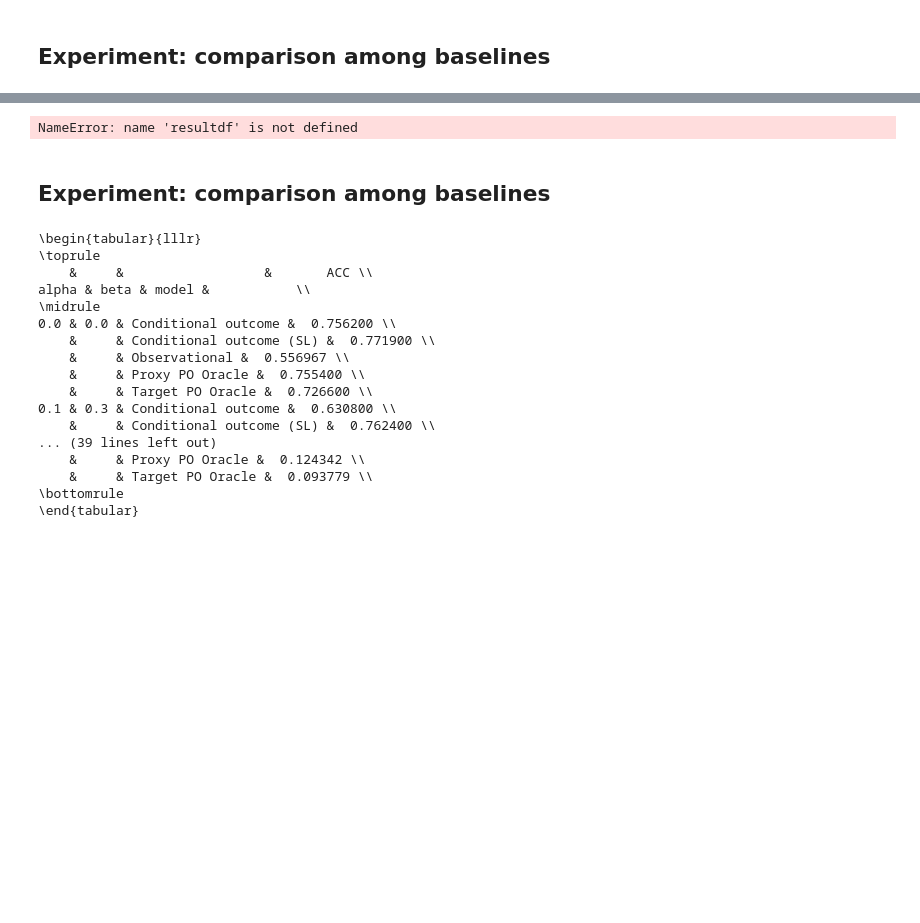
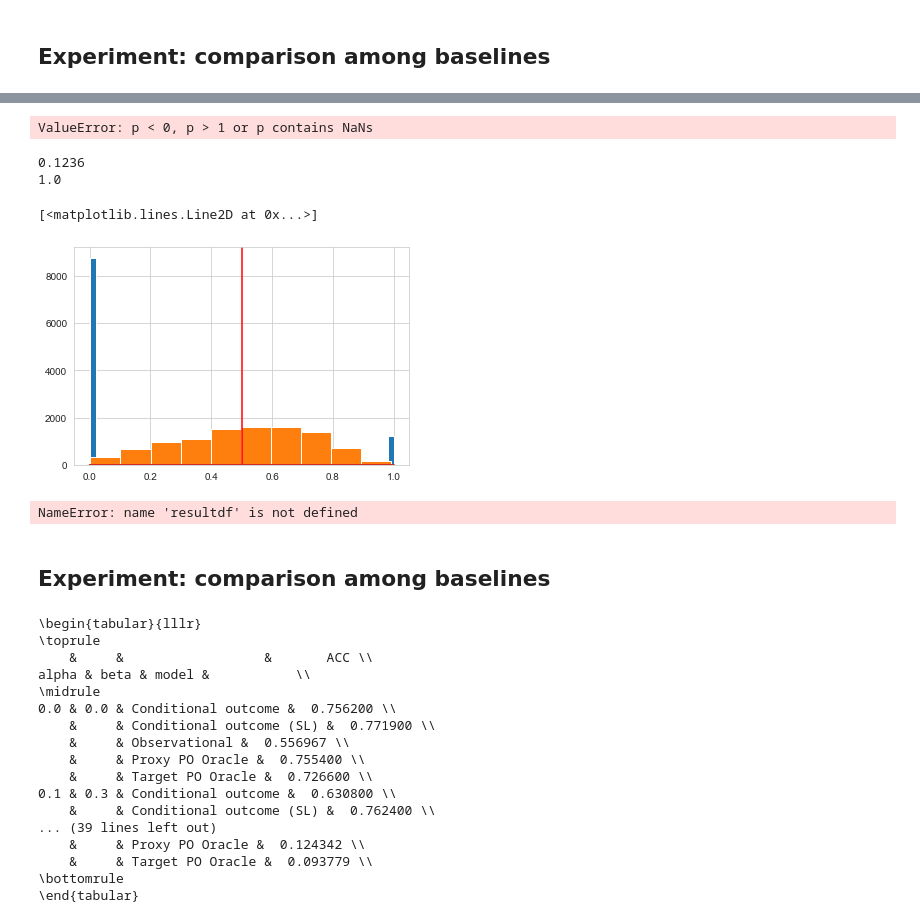
Before and after one commit to lguerdan/counterfactual-decision-support, a Jupyter notebook: experiments.ipynb, the cells around one changed output, grey strips where cells are left out. Drawn from its saved outputs; the diff is of its cells as text; code cells hidden in the pictures; blank space fills up the shorter version.

```diff
--- a/experiments.ipynb
+++ b/experiments.ipynb
@@ -357,3 +431,82 @@ v[(v['alpha'] == 0.3) & (v['beta'] == 0.1)]
+# %%
+generate_syn_data(
+    3000,
+    K=1,
+    y0_pdf='shalt_6cov_baseline',
+    y1_pdf='shalt_6cov_intervention',
+    pi_pdf='6cov_linsep',
+    alpha_0=0,
+    alpha_1=0,
+    beta_0=0,
+    beta_1=0,
+    shuffle=True
+)
+# %% [output]
+ValueError: p < 0, p > 1 or p contains NaNs
+# %%
+x = np.random.uniform(low=0, high=1, size=(10000, 6))
+# eta_star_0 = eta(x, environment='shalt_6cov_baseline')
+# eta_star_1 = eta(x, environment='shalt_6cov_intervention')
+
+
+
+def eta0(x):
+    return .8* (.25 *(1+np.sin(1.5*x[:,0]))*(1-np.cos(3.9*np.maximum(.85*x[:,2],.7*x[:,3])))) + .2 * (4*np.power((x[:,1]-.5), 2))
+#     return (1/3.35054) * np.sin(x[:,4])*((4*np.power(np.maximum(x[:,0], x[:,5]), 3))/(1+2*np.power(x[:,2], 2)))
+
+def eta1(x):
+    return 1-np.power(x[:,0], 6)
+
+def etat(x):
+    y = np.zeros(x.shape[0])
+    y[x[:,1] > (x[:,0] + 0.5)] = 1
+    return y
+
+def pi(x):
+    return .6*x.mean(axis=1) +.1
+
+px = etat(x)
+
+plt.hist(px, bins=50)
+plt.axvline(x=.5, color='r')
+print((px > .5).mean())
+print(px.max())
+
+x = np.random.uniform(low=0, high=1, size=(10000, 6))
+plt.hist(eta0(x))
+
+x = np.linspace(0,1, 2000)
+plt.plot(x, .5 *(1+np.sin(x)))
+plt.plot(x, 1-np.power(x, 3))
+# np.sin(x[:,0])
+
+
+
+# X, Y, error_params = generate_syn_data_pdfviz(
+#     10000,
+#     eta0,
+#     eta1,
+#     pi_pdf=PI_PDF,
+#     alpha_0=0.1,
+#     alpha_1=0,
+#     beta_0=0.1,
+#     beta_1=0,
+#     shuffle=True
+# )
+
+
+# YS = np.ones(10000)
+# YS[Y['D']==0] = Y['pYS_0'][Y['D']==0]
+# YS[Y['D']==1] = Y['pYS_1'][Y['D']==1]
+
+# yhat = YS>.5
+# y = Y['YS_0']
+# (yhat == y).mean()
+# %% [output]
+0.1236
+1.0
+[<matplotlib.lines.Line2D at 0x...>]
+[figure, added]
 # %%
 print(resultdf.groupby('model').mean())
 
```
Also changed, not shown: parts of 25 cells of this notebook, 2 other files.
